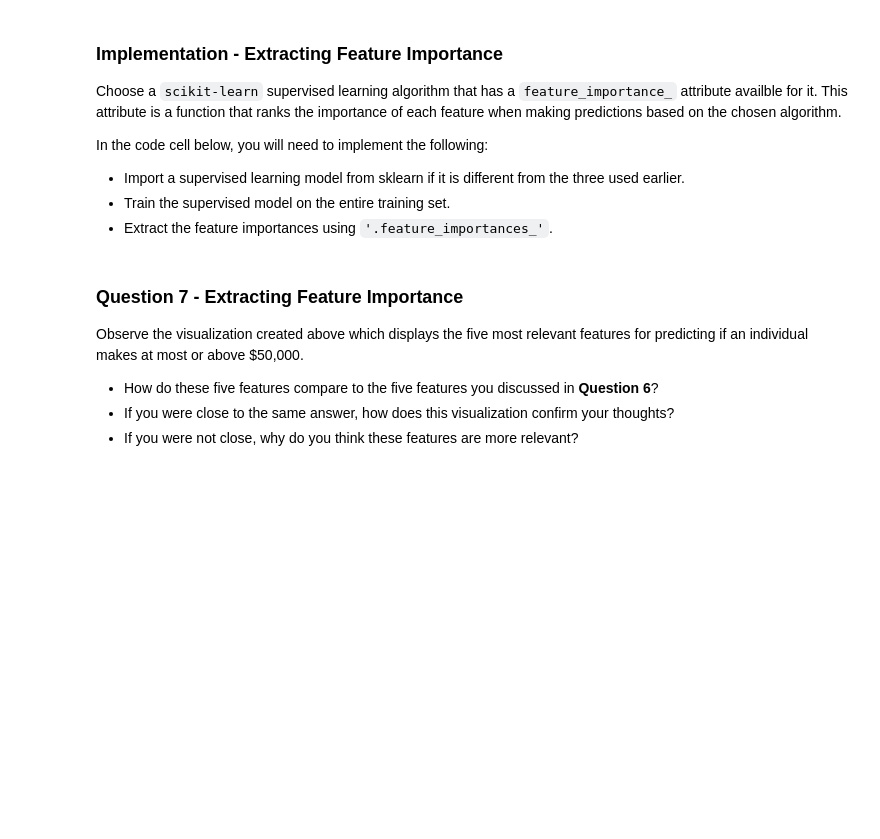
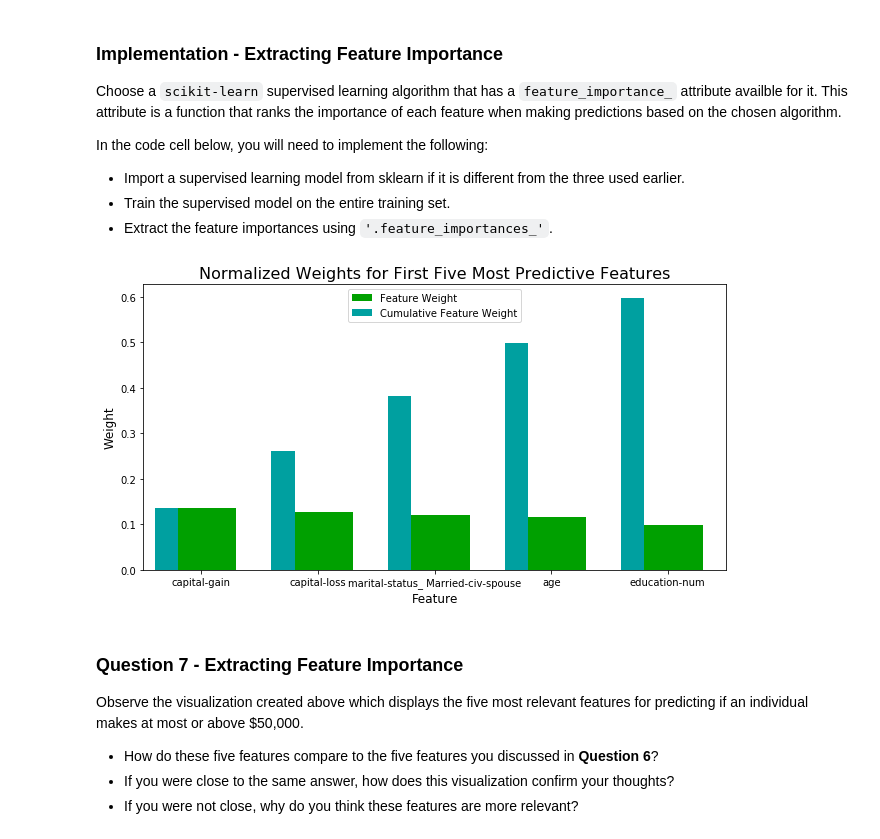
Before and after one commit to k-bosko/Image-Classifier, a Jupyter notebook: p1_supervised_ML/finding_donors.ipynb, the cells around one changed output. Saved outputs shown, nothing was run; the diff lists cells and outputs as text; code cells hidden in the pictures; blank space fills up the shorter version.

```diff
--- a/p1_supervised_ML/finding_donors.ipynb
+++ b/p1_supervised_ML/finding_donors.ipynb
@@ -560,15 +621,18 @@ In the code cell below, you will need to implement the following:
 # %%
 # TODO: Import a supervised learning model that has 'feature_importances_'
 from sklearn.ensemble import GradientBoostingClassifier
 
 # TODO: Train the supervised model on the training set using .fit(X_train, y_train)
-model = GradientBoostingClassifier.fit(X_train, y_train)
+model = GradientBoostingClassifier()
+model.fit(X_train, y_train)
 
 # TODO: Extract the feature importances using .feature_importances_
 importances = model.feature_importances_
 
 # Plot
 vs.feature_plot(importances, X_train, y_train)
+# %% [output]
+[figure, added]
 # %% [markdown]
 ### Question 7 - Extracting Feature Importance
 
```
Also changed, not shown: parts of 18 cells of this notebook, 2 other files.
